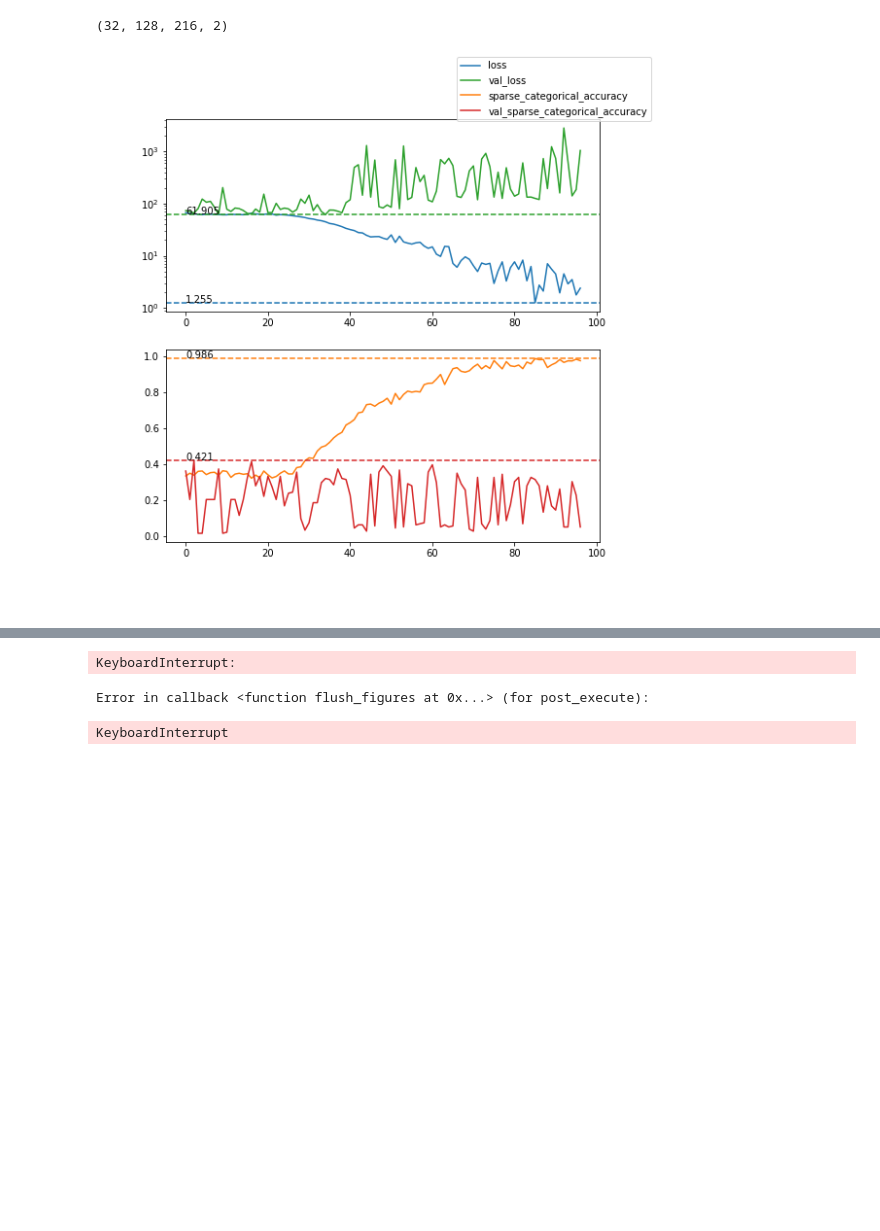
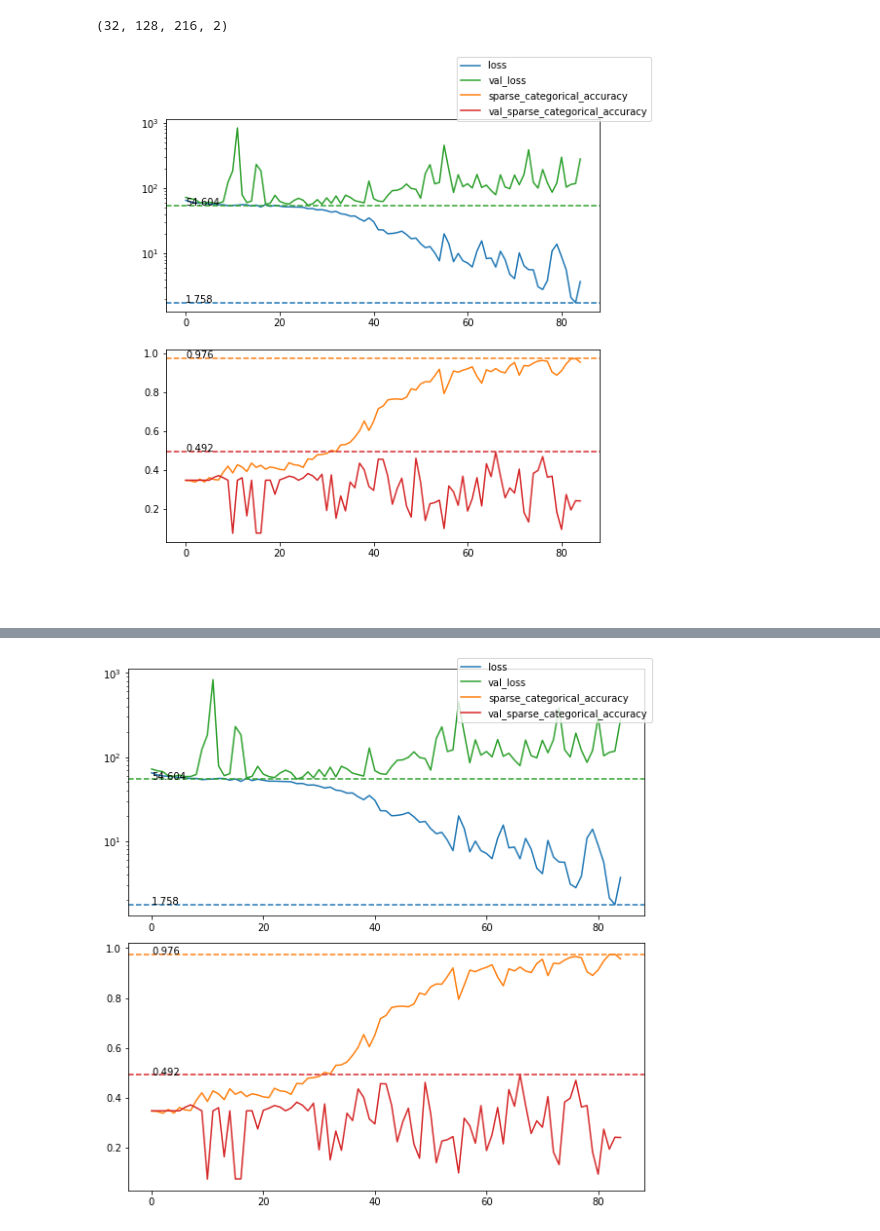
Before and after one commit to elda27/AudioEventClassification, a Jupyter notebook: CNN.ipynb, the cells around one changed output, grey strips where cells are left out. Cells and saved outputs as stored; diff of their text form; code cells hidden in the pictures; blank space fills up the shorter version.

```diff
--- a/CNN.ipynb
+++ b/CNN.ipynb
@@ -85,6 +87,7 @@ model_type = 'cnn'
 # %%
 from pathlib import Path
 model_dir = Path(model_dir)
+data_dir = Path(data_dir)
 model_dir.mkdir(exist_ok=True, parents=True)
 # %%
 # Load training setup
@@ -93,7 +96,7 @@ from pathlib import Path
 import wavio
 from tqdm.notebook import tqdm
 
-root_dir = Path('evaluation_setup')
+root_dir = data_dir / 'evaluation_setup'
 
 def get_annotation(task, fold_index, target):
     df = pd.read_csv(
@@ -107,7 +110,7 @@ def load_dataset(target):
     df = get_annotation(task, fold_index, target)
     wav_dict = {}
     for file in tqdm(df['file'].unique()):
-        wav_dict[Path(file).stem] = wavio.readwav(str(file))
+        wav_dict[Path(file).stem] = wavio.readwav(str(data_dir / file))
     return df, wav_dict
 
 df, wav_dict = load_dataset('train')
@@ -190,7 +193,7 @@ n_sampling=4096
 hop_length = n_sampling // 4
 window='hann'
 pad='constant'
-
+max_time = 1.0
 
 def preprocess(wav, sampling_rate):
     return np.concatenate([
@@ -212,10 +215,6 @@ def mono_preprocess(wav, sampling_rate):
     return logmag
 
 def normalize_time(audio_df, max_time):
-#     max_time = max(
-#         len(audio) / sr
-#         for audio, sr in zip(audio_df['audio'], audio_df['sr'])
-#     )
     results = []
     for audio, sr in zip(audio_df['audio'], audio_df['sr']):
         max_len = int(sr * max_time)
@@ -230,14 +229,23 @@ def normalize_time(audio_df, max_time):
 def get_dataset(target, n_augmentation=1):
     df, wav_dict = load_dataset(target)
     if n_augmentation != 1:
-        audio_df = audio_df = df.groupby(level=0).apply(
+        audio_df = df.groupby(level=0).apply(
             lambda df: parse_wave_with_augmentation(
                 df.iloc[0],
                 wav_dict=wav_dict, n_augmentation=n_augmentation,
             )
         ).reset_index()
     else:
-        audio_df = df.apply(partial(parse_wave, wav_dict=wav_dict), axis=1)
+        results = []
+        for i in range(len(df)):
+            results.extend(
+                parse_wave_multiple(
+                    df.loc[i], wav_dict=wav_dict, window_size=max_time,
+                    hop_size=max_time / 4
+                )
+            )
+        audio_df = pd.DataFrame(results)
+
     encoding_dict = {c: i for i, c in enumerate(sound_events)}
 
     normed_audio = normalize_time(audio_df, max_time=5.0)
@@ -260,7 +268,7 @@ def get_tf_dataset(target, batch_size=32, shuffle=False, **kwargs):
         ds = ds.shuffle(buffer_size=1000, reshuffle_each_iteration=True)
     return ds
 # %%
-train_dataset = get_tf_dataset('train', batch_size=32, n_augmentation=5)
+train_dataset = get_tf_dataset('train', batch_size=32, n_augmentation=1)
 test_dataset = get_tf_dataset('evaluate')
 # %%
 from collections import defaultdict
@@ -385,7 +393,7 @@ epochs = 2000
 model = create_model()
 optimizer = tf.keras.optimizers.Adam(1e-4, beta_1=0.5, beta_2=0.99)
 
-checkpoint_name = f'{task}_{model_type}_fold{fold_index}'
+checkpoint_name = f'{task}_cnn_{model_type}_fold{fold_index}'
 cur_model_dir = model_dir / checkpoint_name
 cur_model_dir.mkdir(exist_ok=True, parents=True)
 
@@ -394,36 +402,36 @@ with tf.device('/GPU:0'):
     model.compile(
         loss=tf.keras.losses.SparseCategoricalCrossentropy(
             from_logits=True, reduction=tf.keras.losses.Reduction.SUM),
         optimizer=optimizer,
         metrics=tf.keras.metrics.sparse_categorical_accuracy,
     )
 
-    mode = 'min'
+    mode = 'max'
     model.fit(
         train_dataset,
         batch_size=8, epochs=2000, shuffle=True,
         validation_data=test_dataset,
         callbacks=[
             tf.keras.callbacks.EarlyStopping(
-                patience=100,
+                patience=20,
                 #monitor='val_sparse_categorical_accuracy',
-                monitor='val_loss',
+                monitor='val_sparse_categorical_accuracy',
                 mode=mode
             ),
             plot_callback,
             tf.keras.callbacks.TerminateOnNaN(),
             tf.keras.callbacks.ModelCheckpoint(
                 str(cur_model_dir / (checkpoint_name + '.model')),
-                #monitor='val_sparse_categorical_accuracy',
-                monitor='val_loss',
+                monitor='val_sparse_categorical_accuracy',
+#                 monitor='val_loss',
                 save_best_only=True,
                 save_weights_only=True,
                 mode=mode,
             )
         ]
     )
 
 plot_callback.fig.tight_layout()
 plot_callback.fig.savefig(str(cur_model_dir / (checkpoint_name + '.png')))
 # %% [output]
-[figure, old version]
+[figure, new version]
@@ -434,6 +443,4 @@ Epoch 99/2000
-KeyboardInterrupt:
-Error in callback <function flush_figures at 0x...> (for post_execute):
-KeyboardInterrupt
+[figure, added]
 # %%
 from itertools import product
 from sklearn.metrics import accuracy_score
```
Also changed, not shown: parts of 6 cells of this notebook, 7 other files.
